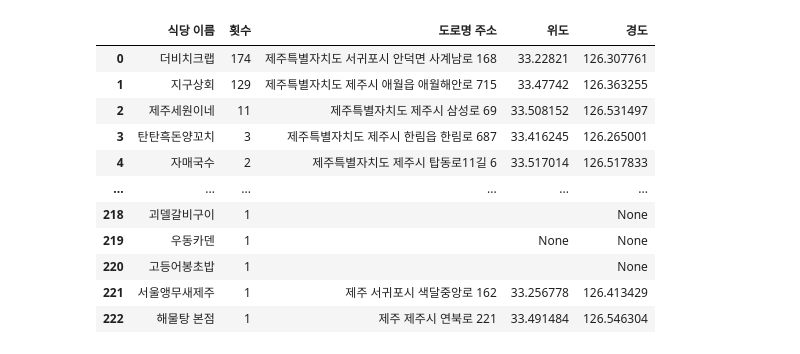
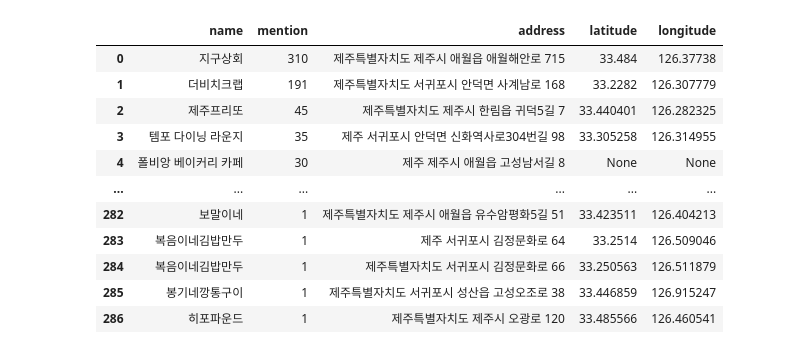
Before and after one commit to DongmyeongBack/instaHOTplace, a Jupyter notebook: addr_lat_log.ipynb, the cells around one changed output. Cells and saved outputs as stored; diff of their text form; code cells hidden in the pictures.

```diff
--- a/addr_lat_log.ipynb
+++ b/addr_lat_log.ipynb
@@ -168,9 +146,0 @@ df2
-# %%
-cnt = 0
-for row in all_result1:
-    print(row)
-    if len(row) == 5:
-        cnt += 1
-print(cnt)
-
-all_result = all_result1
@@ -212,12 +224,11 @@ def remove_after_number(str):
     return result
 
 crawl = []
-for e in all_result:
-    if len(e) < 3:
-        crawl.append([all_result.index(e),e[0]])
-print(crawl)
+for e in lst:
+    if len(e) == 3:
+        crawl.append([lst.index(e),e[0]])
 crawl_data = []
-
+f4_cnt = 0
 for r in range(len(crawl)):
     driver.get('https://map.naver.com/')
     time.sleep(3)
@@ -231,29 +242,33 @@ for r in range(len(crawl)):
 
     res_list = driver.find_elements(By.CSS_SELECTOR, 'li.VLTHu')
     print(f'{len(res_list)}개의 검색 결과가 나왔습니다.')
-    if len(res_list) == 0:
-        all_result[crawl[r][0]].append(' ')
+
     for data in range(len(res_list)):
+        if len(res_list) >= 10:
+            break
         if len(res_list) == 1:
             switch_frame('entryIframe')
             addr_button = driver.find_elements(By.CSS_SELECTOR, 'div.vV_z_ > a')
             addr_button.__getitem__(0).click()
             time.sleep(2)
+            name_path = '/html/body/div[3]/div/div/div/div[2]/div[1]/div[1]/span[1]'
+            name = driver.find_element(By.XPATH, name_path).text
             addr = driver.find_elements(By.CSS_SELECTOR, 'div.vV_z_ > div.Y31Sf > div.nQ7Lh')
             road = addr.__getitem__(0).text
             road_addr = road[3:(len(road) - 2)]
-            print(road_addr)
             if road_addr.startswith('제주'):
                 real_addr = remove_after_number(road_addr)
+                lst[crawl[r][0]][2] = real_addr
                 if geocoding(real_addr) is not None:
-                    lat = geocoding(real_addr)[0]
-                    log = geocoding(real_addr)[1]
-                    all_result[crawl[r][0]].append(real_addr)
-                    all_result[crawl[r][0]].append(lat)
-                    all_result[crawl[r][0]].append(log)
-                    print(real_addr, lat, log)
-                break
+                    lst[crawl[r][0]].append(geocoding(real_addr)[0])
+                    lst[crawl[r][0]].append(geocoding(real_addr)[1])
+                    print(f"Crawl: {name}, Name: {crawl[r][1]}")
+                    lst[crawl[r][0]][0] = name
+                    print(lst[crawl[r][0]])
+                    f4_cnt += 1
         else:
+            name_ = driver.find_elements(By.CSS_SELECTOR, 'span.YwYLL')
+            name = name_.__getitem__(data).text
             addr_button = driver.find_elements(By.CSS_SELECTOR, 'span.lWwyx > a')
             addr_button.__getitem__(data).click()
             time.sleep(2)
@@ -262,20 +277,19 @@ for r in range(len(crawl)):
             road_addr = road[3:(len(road) - 2)]
             if road_addr.startswith('제주'):
                 real_addr = remove_after_number(road_addr)
+                lst[crawl[r][0]][2] = real_addr
                 if geocoding(real_addr) is not None:
-                    lat = geocoding(real_addr)[0]
-                    log = geocoding(real_addr)[1]
-                    all_result[crawl[r][0]].append(real_addr)
-                    all_result[crawl[r][0]].append(lat)
-                    all_result[crawl[r][0]].append(log)
-                    print(real_addr, lat, log)
-                break
+                    lst[crawl[r][0]].append(geocoding(real_addr)[0])
+                    lst[crawl[r][0]].append(geocoding(real_addr)[1])
+                    print(f"Crawl: {name}, Name: {crawl[r][1]}")
+                    lst[crawl[r][0]][0] = name
+                    print(lst[crawl[r][0]])
+                    f4_cnt += 1
+                    break
             addr_button.__getitem__(data).click()
 
         time.sleep(5)
-    if len(all_result[crawl[r][0]]) <= 3:
-        all_result[crawl[r][0]].append(' ')
 
-df3 = pd.DataFrame(all_result, columns=['식당 이름', '횟수', '도로명 주소', '위도', '경도'])
-df3
+df4 = pd.DataFrame(lst, columns=['name', 'mention', 'address', 'latitude', 'longitude'])
+df4
 # %% [output]
@@ -299,12 +313,12 @@ df3
-|  | 식당 이름 | 횟수 | 도로명 주소 | 위도 | 경도 |
-| 0 | 더비치크랩 | 174 | 제주특별자치도 서귀포시 안덕면 사계남로 168 | 33.22821 | 126.307761 |
-| 1 | 지구상회 | 129 | 제주특별자치도 제주시 애월읍 애월해안로 715 | 33.47742 | 126.363255 |
-| 2 | 제주세원이네 | 11 | 제주특별자치도 제주시 삼성로 69 | 33.508152 | 126.531497 |
-| 3 | 탄탄흑돈양꼬치 | 3 | 제주특별자치도 제주시 한림읍 한림로 687 | 33.416245 | 126.265001 |
-| 4 | 자매국수 | 2 | 제주특별자치도 제주시 탑동로11길 6 | 33.517014 | 126.517833 |
+|  | name | mention | address | latitude | longitude |
+| 0 | 지구상회 | 310 | 제주특별자치도 제주시 애월읍 애월해안로 715 | 33.484 | 126.37738 |
+| 1 | 더비치크랩 | 191 | 제주특별자치도 서귀포시 안덕면 사계남로 168 | 33.2282 | 126.307779 |
+| 2 | 제주프리또 | 45 | 제주특별자치도 제주시 한림읍 귀덕5길 7 | 33.440401 | 126.282325 |
+| 3 | 템포 다이닝 라운지 | 35 | 제주 서귀포시 안덕면 신화역사로304번길 98 | 33.305258 | 126.314955 |
+| 4 | 폴비앙 베이커리 카페 | 30 | 제주 제주시 애월읍 고성남서길 8 | None | None |
 | ... | ... | ... | ... | ... | ... |
-| 218 | 괴델갈비구이 | 1 |  |  | None |
-| 219 | 우동카덴 | 1 |  | None | None |
-| 220 | 고등어봉초밥 | 1 |  |  | None |
-| 221 | 서울앵무새제주 | 1 | 제주 서귀포시 색달중앙로 162 | 33.256778 | 126.413429 |
-| 222 | 해물탕 본점 | 1 | 제주 제주시 연북로 221 | 33.491484 | 126.546304 |
+| 282 | 보말이네 | 1 | 제주특별자치도 제주시 애월읍 유수암평화5길 51 | 33.423511 | 126.404213 |
+| 283 | 복음이네김밥만두 | 1 | 제주 서귀포시 김정문화로 64 | 33.2514 | 126.509046 |
+| 284 | 복음이네김밥만두 | 1 | 제주특별자치도 서귀포시 김정문화로 66 | 33.250563 | 126.511879 |
+| 285 | 봉기네깡통구이 | 1 | 제주특별자치도 서귀포시 성산읍 고성오조로 38 | 33.446859 | 126.915247 |
+| 286 | 히포파운드 | 1 | 제주특별자치도 제주시 오광로 120 | 33.485566 | 126.460541 |
```
Also changed, not shown: parts of 10 cells of this notebook, 1 other file.
